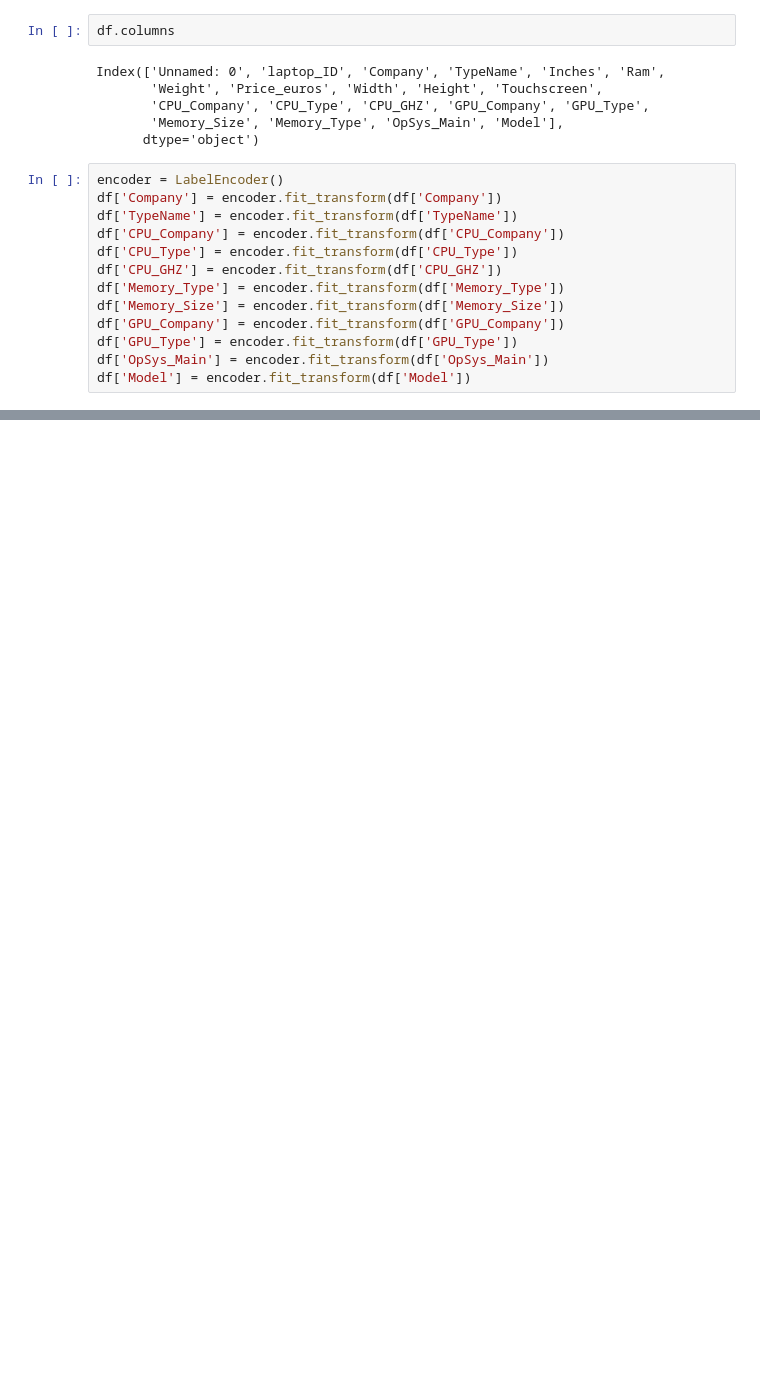
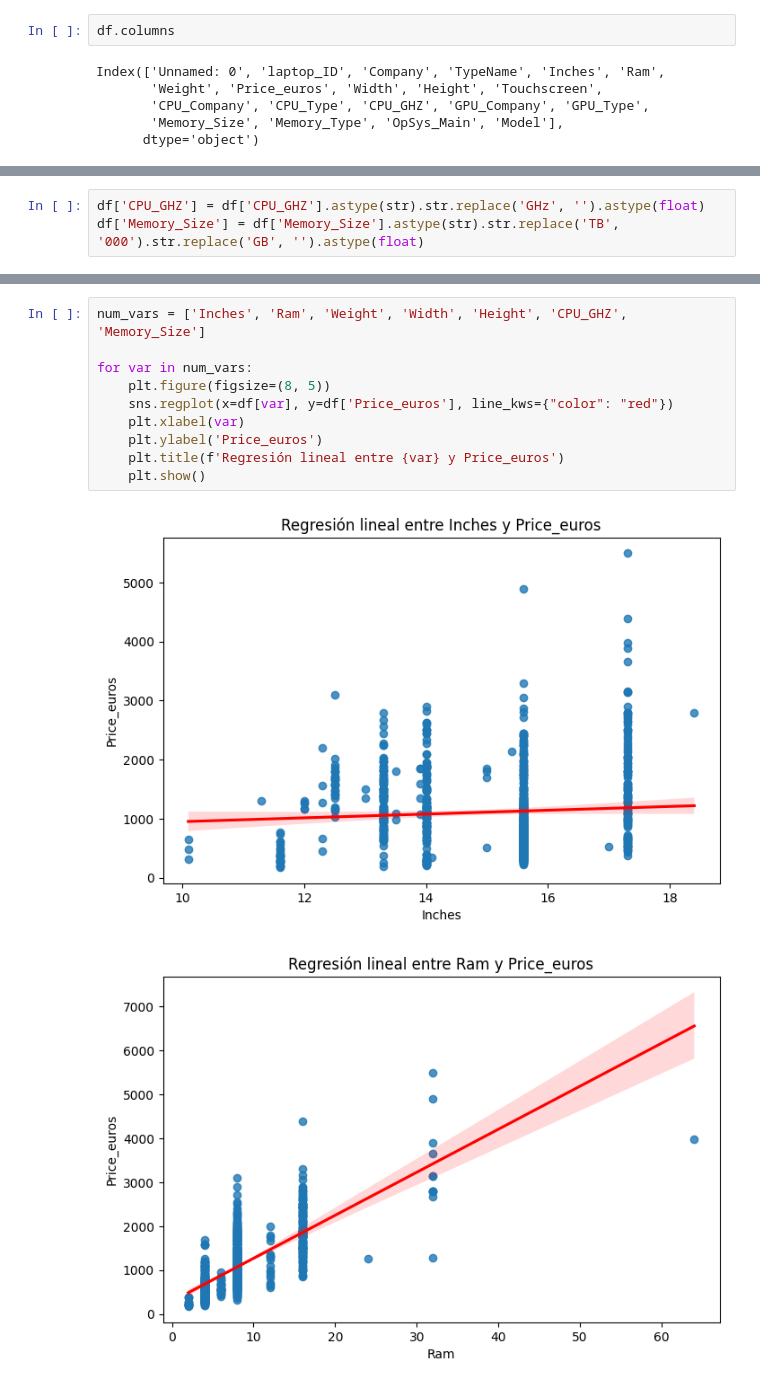
Before and after one commit to andreszaragoza/Train_Eda, a Jupyter notebook: notebooks/Analisis.ipynb, the cells around one changed output, grey strips where cells are left out. Drawn from its saved outputs; the diff is of its cells as text; blank space fills up the shorter version.

Commit message:
Entrega final

```diff
--- a/notebooks/Analisis.ipynb
+++ b/notebooks/Analisis.ipynb
@@ -506,16 +510,3 @@ Index(['Unnamed: 0', 'laptop_ID', 'Company', 'TypeName', 'Inches', 'Ram',
        'CPU_Company', 'CPU_Type', 'CPU_GHZ', 'GPU_Company', 'GPU_Type',
        'Memory_Size', 'Memory_Type', 'OpSys_Main', 'Model'],
       dtype='object')
-# %%
-encoder = LabelEncoder()
-df['Company'] = encoder.fit_transform(df['Company'])
-df['TypeName'] = encoder.fit_transform(df['TypeName'])
-df['CPU_Company'] = encoder.fit_transform(df['CPU_Company'])
-df['CPU_Type'] = encoder.fit_transform(df['CPU_Type'])
-df['CPU_GHZ'] = encoder.fit_transform(df['CPU_GHZ'])
-df['Memory_Type'] = encoder.fit_transform(df['Memory_Type'])
-df['Memory_Size'] = encoder.fit_transform(df['Memory_Size'])
-df['GPU_Company'] = encoder.fit_transform(df['GPU_Company'])
-df['GPU_Type'] = encoder.fit_transform(df['GPU_Type'])
-df['OpSys_Main'] = encoder.fit_transform(df['OpSys_Main'])
-df['Model'] = encoder.fit_transform(df['Model'])
@@ -611,0 +513,3 @@ array([[0.35492228],
+# %%
+df['CPU_GHZ'] = df['CPU_GHZ'].astype(str).str.replace('GHz', '').astype(float)
+df['Memory_Size'] = df['Memory_Size'].astype(str).str.replace('TB', '000').str.replace('GB', '').astype(float)
@@ -611,0 +518,13 @@ array([[0.35492228],
+# %%
+num_vars = ['Inches', 'Ram', 'Weight', 'Width', 'Height', 'CPU_GHZ', 'Memory_Size']
+
+for var in num_vars:
+    plt.figure(figsize=(8, 5))
+    sns.regplot(x=df[var], y=df['Price_euros'], line_kws={"color": "red"})
+    plt.xlabel(var)
+    plt.ylabel('Price_euros')
+    plt.title(f'Regresión lineal entre {var} y Price_euros')
+    plt.show()
+# %% [output]
+[figure, added]
+[figure, added]
```
Also changed, not shown: parts of 24 cells of this notebook, 4 other files.
